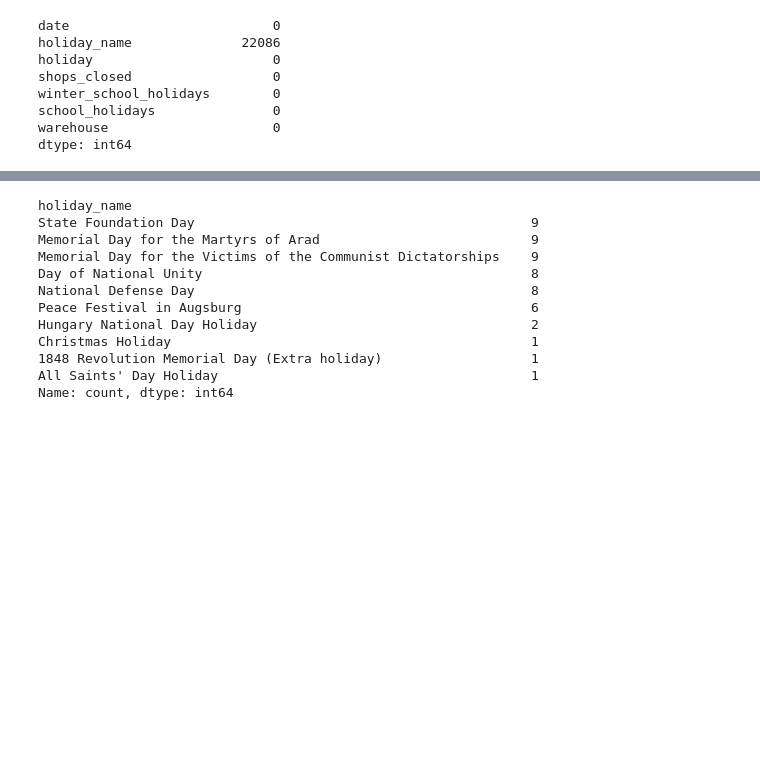
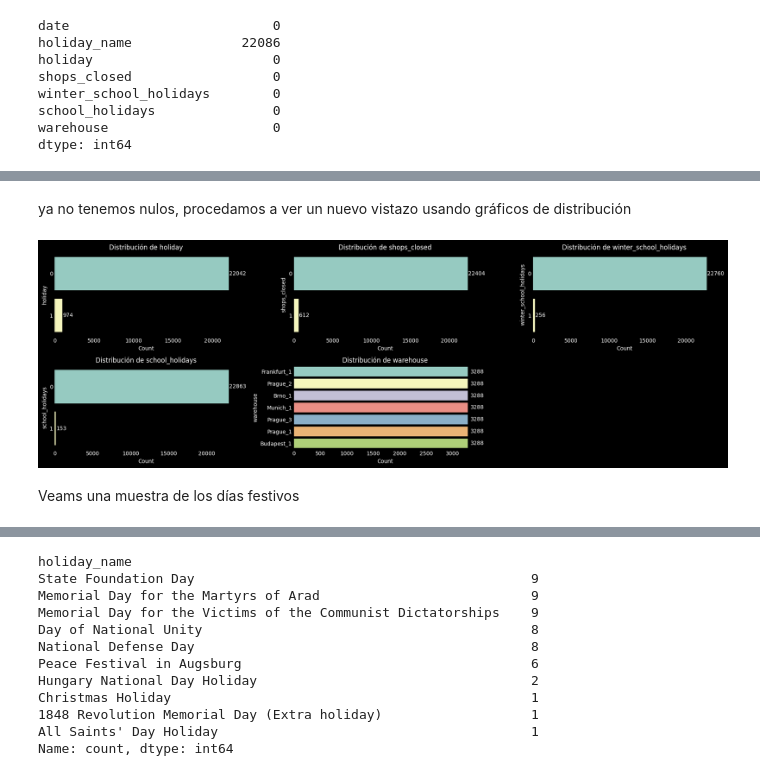
Before and after one commit to Maxkaizo/retail, a Jupyter notebook: lab/eda.ipynb, the cells around one changed output, grey strips where cells are left out. Drawn from its saved outputs; the diff is of its cells as text; code cells hidden in the pictures; blank space fills up the shorter version.

Commit message:
finished EDA for calendar and sales_train 	modified:   lab/eda.ipynb

```diff
--- a/lab/eda.ipynb
+++ b/lab/eda.ipynb
@@ -10,3 +19,16 @@ import pandas as pd
+# %%
+# Configurar preferencias personales
+
+# Mostrar números sin notación científica
+pd.set_option('display.float_format', '{:,.2f}'.format)
+
+# Mostrar todos los separadores de miles para enteros
+pd.options.display.float_format = '{:,.2f}'.format  # con 2 decimales
+
+# Usar estilo en gráficos
+plt.style.use("cyberpunk")
+plt.style.use("dark_background")
+plt.rcParams["axes.grid"] = False  # apaga el grid en todas las gráficas
 # %%
 calendar = pd.read_csv('../data/calendar.csv')
 test_weights = pd.read_csv('../data/test_weights.csv')
@@ -17,3 +41,5 @@ solution = pd.read_csv('../data/solution.csv')
+# %%
+calendar = pd.read_csv('../data/calendar.csv')
 # %%
 calendar
 # %% [output]
@@ -117,3 +184,49 @@ missing_holiday_names.tail(5)
+# %% [markdown]
+ya no tenemos nulos, procedamos a ver un nuevo vistazo usando gráficos de distribución
+# %%
+# Seleccionamos las columnas de interés
+cols = ["holiday", "shops_closed", "winter_school_holidays", "school_holidays", "warehouse"]
+
+# Definir número de filas y columnas del grid
+nrows = 2
+ncols = math.ceil(len(cols) / nrows)  # ajusta las columnas automáticamente
+
+fig, axes = plt.subplots(nrows=nrows, ncols=ncols, figsize=(6*ncols, 3*nrows))
+
+# axes puede ser 2D si hay más de 1 fila → lo "aplanamos" para iterar fácilmente
+axes = axes.flatten()
+
+for ax, col in zip(axes, cols):
+    sns.countplot(
+        data=calendar,
+        y=col,
+        hue=col,
+        order=calendar[col].value_counts().index,
+        ax=ax,
+        legend=False
+    )
+
+    # Agregar etiquetas en cada barra
+    for p in ax.patches:
+        value = int(p.get_width())
+        ax.text(p.get_width() + 50,                # un poco a la derecha
+                p.get_y() + p.get_height()/2,      # centrado vertical
+                value, va="center")
+
+    ax.set_title(f"Distribución de {col}")
+    ax.set_xlabel("Count")
+    ax.set_ylabel(col)
+
+# Si sobran ejes (cuando grid > columnas a graficar) → ocultarlos
+for j in range(len(cols), len(axes)):
+    fig.delaxes(axes[j])
+
+plt.tight_layout()
+plt.show()
+# %% [output]
+[figure, added]
+# %% [markdown]
+Veams una muestra de los días festivos
 # %%
 calendar.holiday_name.value_counts().head(10)
 # %% [output]
```
Also changed, not shown: parts of 147 cells of this notebook.
